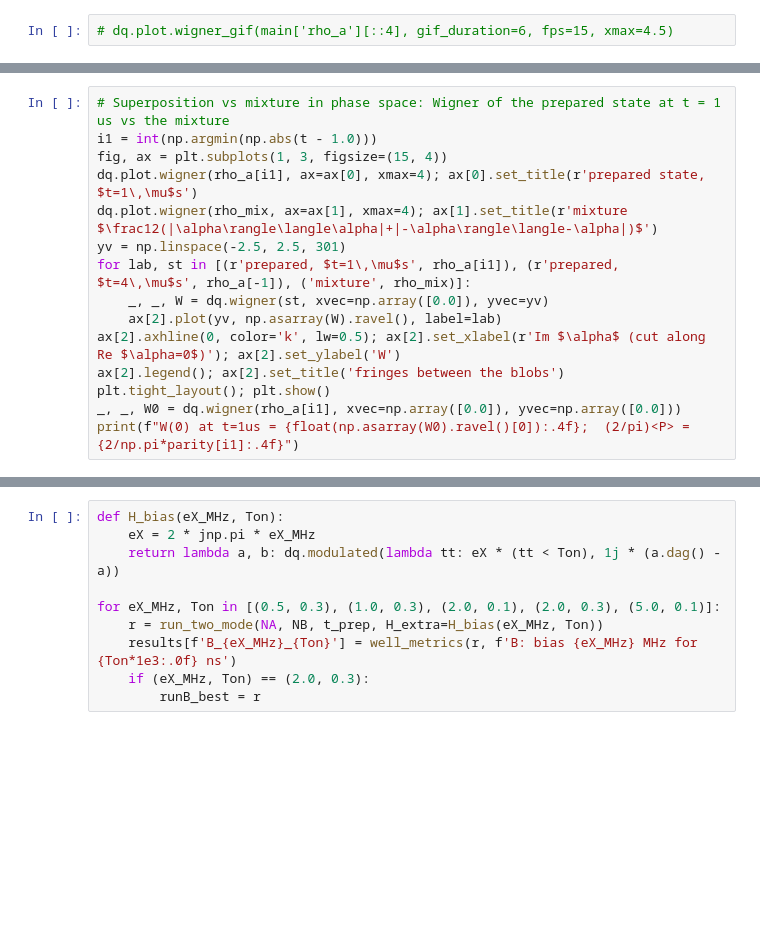
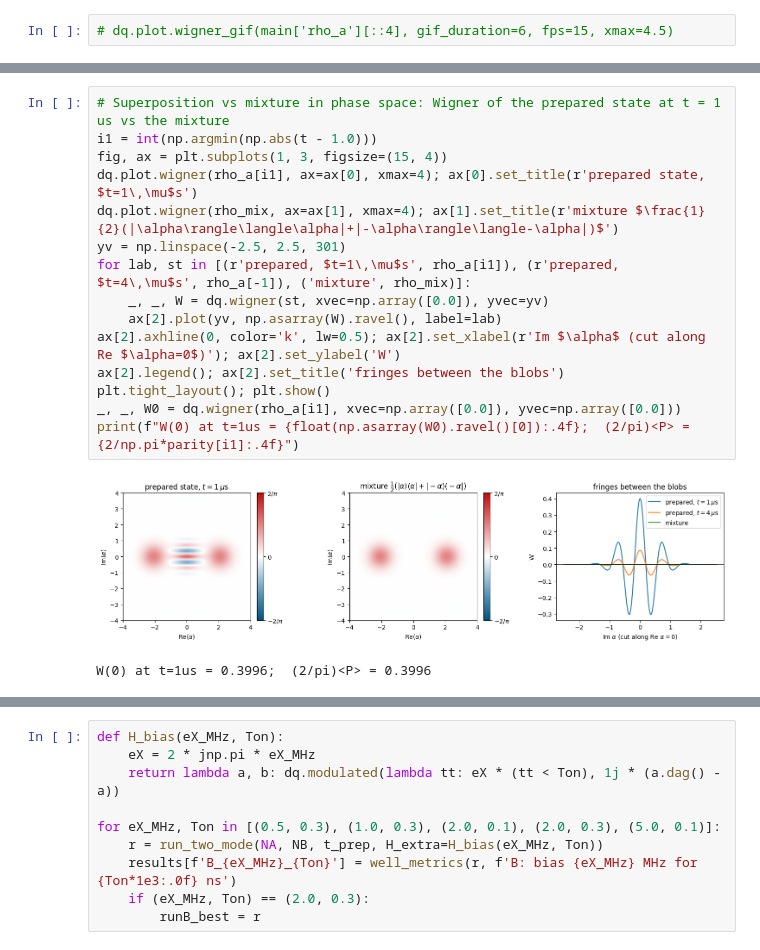
Before and after one commit to eykzhang/duquantum, a Jupyter notebook: task1.ipynb, the cells around one changed output, grey strips where cells are left out. Drawn from its saved outputs; the diff is of its cells as text; blank space fills up the shorter version.

```diff
--- a/task1.ipynb
+++ b/task1.ipynb
@@ -548,18 +672,21 @@ plt.tight_layout(); plt.show()
 # %%
 # Superposition vs mixture in phase space: Wigner of the prepared state at t = 1 us vs the mixture
 i1 = int(np.argmin(np.abs(t - 1.0)))
 fig, ax = plt.subplots(1, 3, figsize=(15, 4))
 dq.plot.wigner(rho_a[i1], ax=ax[0], xmax=4); ax[0].set_title(r'prepared state, $t=1\,\mu$s')
-dq.plot.wigner(rho_mix, ax=ax[1], xmax=4); ax[1].set_title(r'mixture $\frac12(|\alpha\rangle\langle\alpha|+|-\alpha\rangle\langle-\alpha|)$')
+dq.plot.wigner(rho_mix, ax=ax[1], xmax=4); ax[1].set_title(r'mixture $\frac{1}{2}(|\alpha\rangle\langle\alpha|+|-\alpha\rangle\langle-\alpha|)$')
 yv = np.linspace(-2.5, 2.5, 301)
 for lab, st in [(r'prepared, $t=1\,\mu$s', rho_a[i1]), (r'prepared, $t=4\,\mu$s', rho_a[-1]), ('mixture', rho_mix)]:
     _, _, W = dq.wigner(st, xvec=np.array([0.0]), yvec=yv)
     ax[2].plot(yv, np.asarray(W).ravel(), label=lab)
 ax[2].axhline(0, color='k', lw=0.5); ax[2].set_xlabel(r'Im $\alpha$ (cut along Re $\alpha=0$)'); ax[2].set_ylabel('W')
 ax[2].legend(); ax[2].set_title('fringes between the blobs')
 plt.tight_layout(); plt.show()
 _, _, W0 = dq.wigner(rho_a[i1], xvec=np.array([0.0]), yvec=np.array([0.0]))
 print(f"W(0) at t=1us = {float(np.asarray(W0).ravel()[0]):.4f};  (2/pi)<P> = {2/np.pi*parity[i1]:.4f}")
+# %% [output]
+[figure, added]
+W(0) at t=1us = 0.3996;  (2/pi)<P> = 0.3996
 # %% [markdown]
 ### 1.3(a) — Results
 
```
Also changed, not shown: parts of 20 cells of this notebook, 21 other files.
